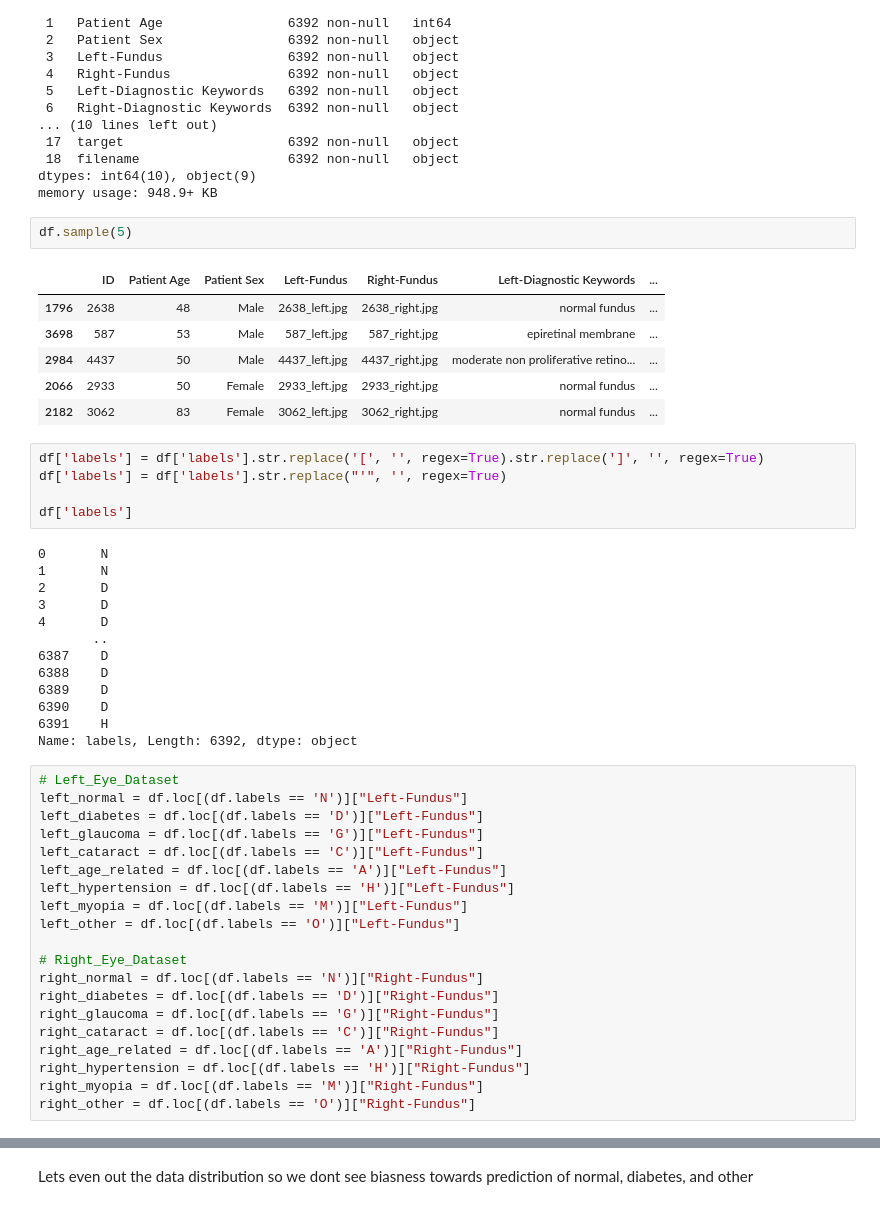
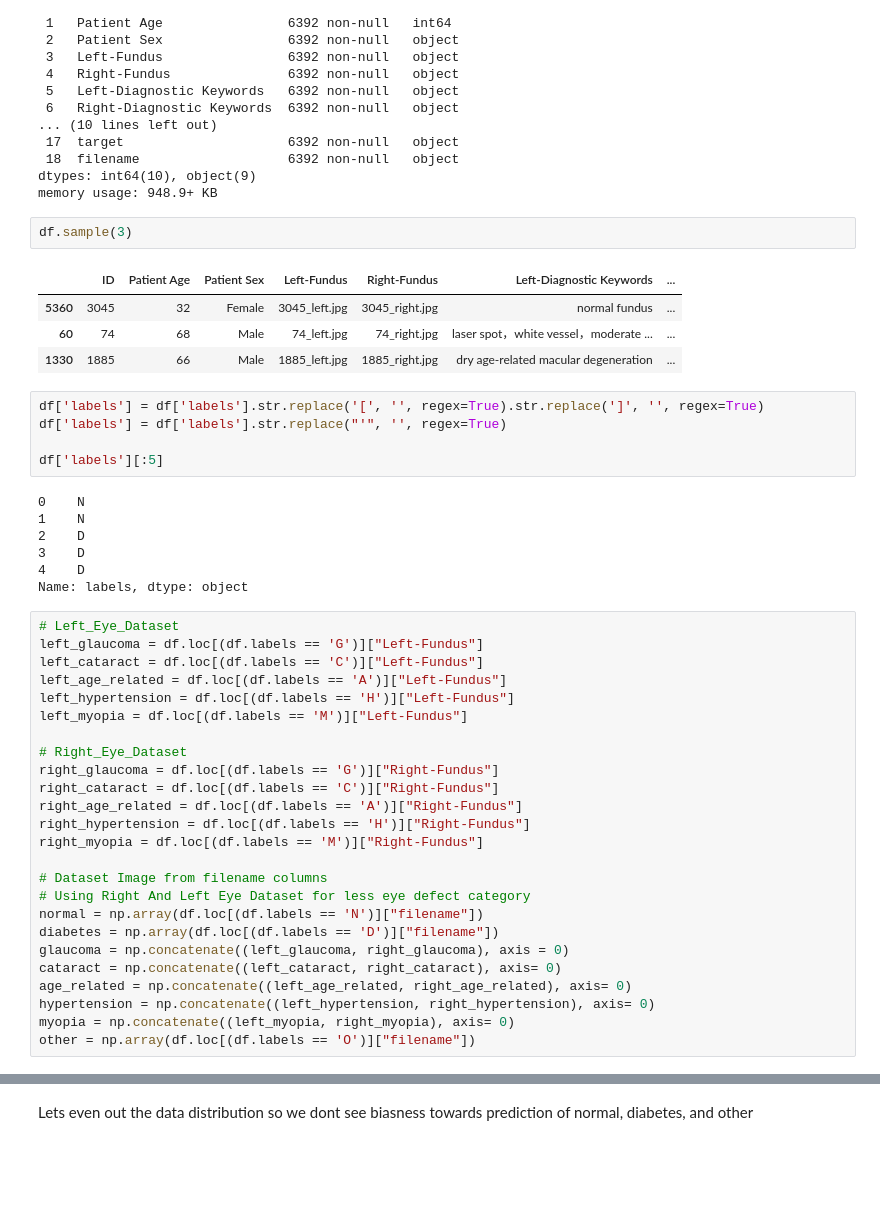
Before and after one commit to LuluW8071/Ocular-Eye-Disease-Classification, a Jupyter notebook: Multiple_Eye_Disease_Detection.ipynb, the cells around one changed output, grey strips where cells are left out. Cells and saved outputs as stored; diff of their text form; blank space fills up the shorter version.

```diff
--- a/Multiple_Eye_Disease_Detection.ipynb
+++ b/Multiple_Eye_Disease_Detection.ipynb
@@ -80,49 +80,46 @@ Data columns (total 19 columns):
 dtypes: int64(10), object(9)
 memory usage: 948.9+ KB
 # %%
-df.sample(5)
+df.sample(3)
 # %% [output]
 |  | ID | Patient Age | Patient Sex | Left-Fundus | Right-Fundus | Left-Diagnostic Keywords | ... |
-| 1796 | 2638 | 48 | Male | 2638_left.jpg | 2638_right.jpg | normal fundus | ... |
-| 3698 | 587 | 53 | Male | 587_left.jpg | 587_right.jpg | epiretinal membrane | ... |
-| 2984 | 4437 | 50 | Male | 4437_left.jpg | 4437_right.jpg | moderate non proliferative retino... | ... |
-| 2066 | 2933 | 50 | Female | 2933_left.jpg | 2933_right.jpg | normal fundus | ... |
-| 2182 | 3062 | 83 | Female | 3062_left.jpg | 3062_right.jpg | normal fundus | ... |
+| 5360 | 3045 | 32 | Female | 3045_left.jpg | 3045_right.jpg | normal fundus | ... |
+| 60 | 74 | 68 | Male | 74_left.jpg | 74_right.jpg | laser spot，white vessel，moderate ... | ... |
+| 1330 | 1885 | 66 | Male | 1885_left.jpg | 1885_right.jpg | dry age-related macular degeneration | ... |
 # %%
 df['labels'] = df['labels'].str.replace('[', '', regex=True).str.replace(']', '', regex=True)
 df['labels'] = df['labels'].str.replace("'", '', regex=True)
 
-df['labels']
+df['labels'][:5]
 # %% [output]
-0       N
-1       N
-2       D
-3       D
-4       D
-       ..
-6387    D
-6388    D
-6389    D
-6390    D
-6391    H
-Name: labels, Length: 6392, dtype: object
+0    N
+1    N
+2    D
+3    D
+4    D
+Name: labels, dtype: object
 # %%
 # Left_Eye_Dataset
-left_normal = df.loc[(df.labels == 'N')]["Left-Fundus"]
-left_diabetes = df.loc[(df.labels == 'D')]["Left-Fundus"]
 left_glaucoma = df.loc[(df.labels == 'G')]["Left-Fundus"]
 left_cataract = df.loc[(df.labels == 'C')]["Left-Fundus"]
 left_age_related = df.loc[(df.labels == 'A')]["Left-Fundus"]
 left_hypertension = df.loc[(df.labels == 'H')]["Left-Fundus"]
 left_myopia = df.loc[(df.labels == 'M')]["Left-Fundus"]
-left_other = df.loc[(df.labels == 'O')]["Left-Fundus"]
 
 # Right_Eye_Dataset
-right_normal = df.loc[(df.labels == 'N')]["Right-Fundus"]
-right_diabetes = df.loc[(df.labels == 'D')]["Right-Fundus"]
 right_glaucoma = df.loc[(df.labels == 'G')]["Right-Fundus"]
 right_cataract = df.loc[(df.labels == 'C')]["Right-Fundus"]
 right_age_related = df.loc[(df.labels == 'A')]["Right-Fundus"]
 right_hypertension = df.loc[(df.labels == 'H')]["Right-Fundus"]
 right_myopia = df.loc[(df.labels == 'M')]["Right-Fundus"]
-right_other = df.loc[(df.labels == 'O')]["Right-Fundus"]
+
+# Dataset Image from filename columns
+# Using Right And Left Eye Dataset for less eye defect category
+normal = np.array(df.loc[(df.labels == 'N')]["filename"])
+diabetes = np.array(df.loc[(df.labels == 'D')]["filename"])
+glaucoma = np.concatenate((left_glaucoma, right_glaucoma), axis = 0)
+cataract = np.concatenate((left_cataract, right_cataract), axis= 0)
+age_related = np.concatenate((left_age_related, right_age_related), axis= 0)
+hypertension = np.concatenate((left_hypertension, right_hypertension), axis= 0)
+myopia = np.concatenate((left_myopia, right_myopia), axis= 0)
+other = np.array(df.loc[(df.labels == 'O')]["filename"])
```
Also changed, not shown: parts of 35 cells of this notebook.
